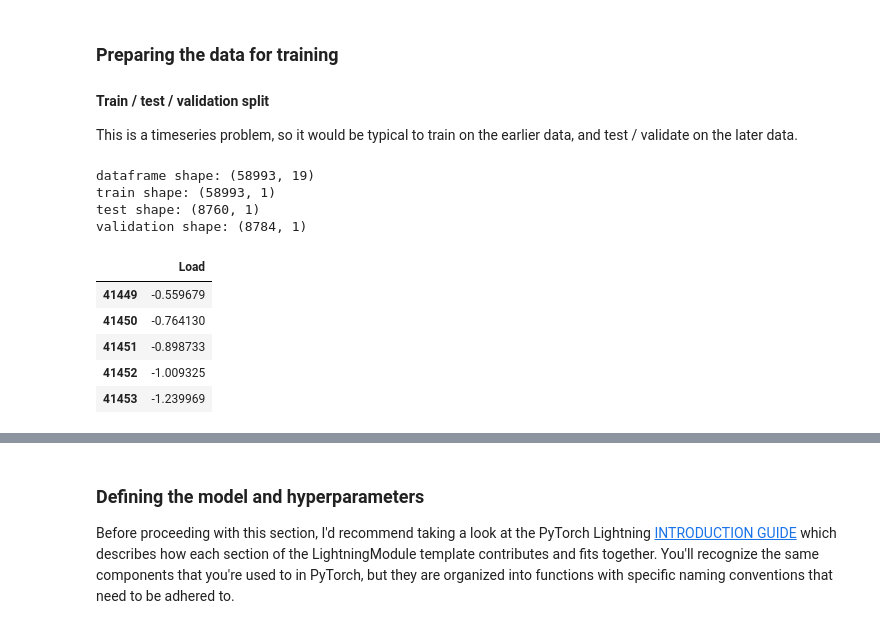
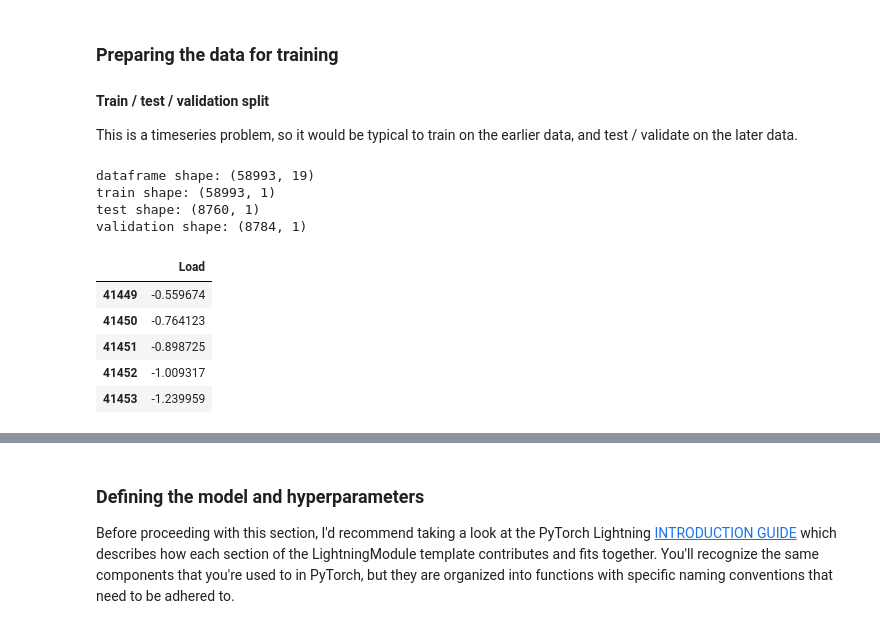
Before and after one commit to pelekhs/transfer-learning-forecasting, a Jupyter notebook: forecasting_model.ipynb, the cells around one changed output, grey strips where cells are left out. Cells and saved outputs as stored; diff of their text form; code cells hidden in the pictures.

```diff
--- a/forecasting_model.ipynb
+++ b/forecasting_model.ipynb
@@ -60,3 +60,7 @@ It is common practice to scale the continuous variables, i.e. to standardize the
+# %%
+# Standardize 'Load' feature by using its mean and std
+mean, std = df['Load'].mean(), df['Load'].std()
+df[['Load']] = (df[['Load']] - mean)/std
 # %% [markdown]
 #### Data we won't use
 # %% [markdown]
@@ -76,43 +80,39 @@ def train_test_valid_split(df):
         pandas.dataframe containing dataframe to split
     Returns:
         pandas.dataframe containing train/test/valiation data
         pandas.dataframe containing valiation data
         pandas.dataframe containing test data
     """
     # train_data: data from year [2015,2019]
     # validation_data: data from year 2020
     # test_data: data from year 2021
     # drop all columns except 'Load' (use 'backup_df' to restore them)
     train_data = df[~df['year'].isin(['2020','2021'])][['Load']]
     test_data = df[df['year'] == 2021][['Load']]
     validation_data = df[df['year'] == 2020][['Load']]
 
     print("dataframe shape: {}".format(df.shape))
     print("train shape: {}".format(train_data.shape))
     print("test shape: {}".format(test_data.shape))
     print("validation shape: {}".format(validation_data.shape))
 
     return train_data, test_data, validation_data
 
-df = df_backup.copy()
-
-# Standardize features by removing the mean (=0) and scaling to unit(=1) variance
-df[['Load']] = StandardScaler().fit_transform(df[['Load']])
-
+# df = df_backup.copy() # for debugging
 # split data in train/test/validation
 train_data, test_data, validation_data = train_test_valid_split(df)
 validation_data.head()
 # %% [output]
 dataframe shape: (58993, 19)
 train shape: (58993, 1)
 test shape: (8760, 1)
 validation shape: (8784, 1)
 |  | Load |
-| 41449 | -0.559679 |
-| 41450 | -0.764130 |
-| 41451 | -0.898733 |
-| 41452 | -1.009325 |
-| 41453 | -1.239969 |
+| 41449 | -0.559674 |
+| 41450 | -0.764123 |
+| 41451 | -0.898725 |
+| 41452 | -1.009317 |
+| 41453 | -1.239959 |
 # %%
 def feauture_target_split(df, lookback_window, forecast_horizon):
     """
```
Also changed, not shown: parts of 16 cells of this notebook, 1 other file.
